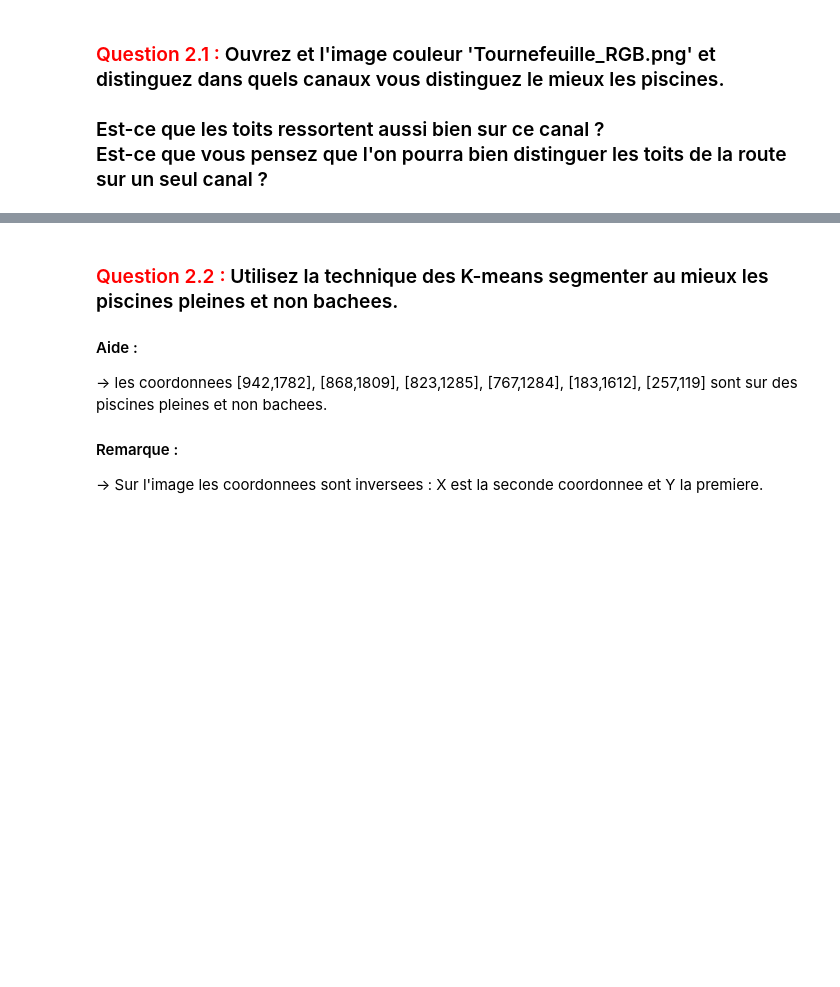
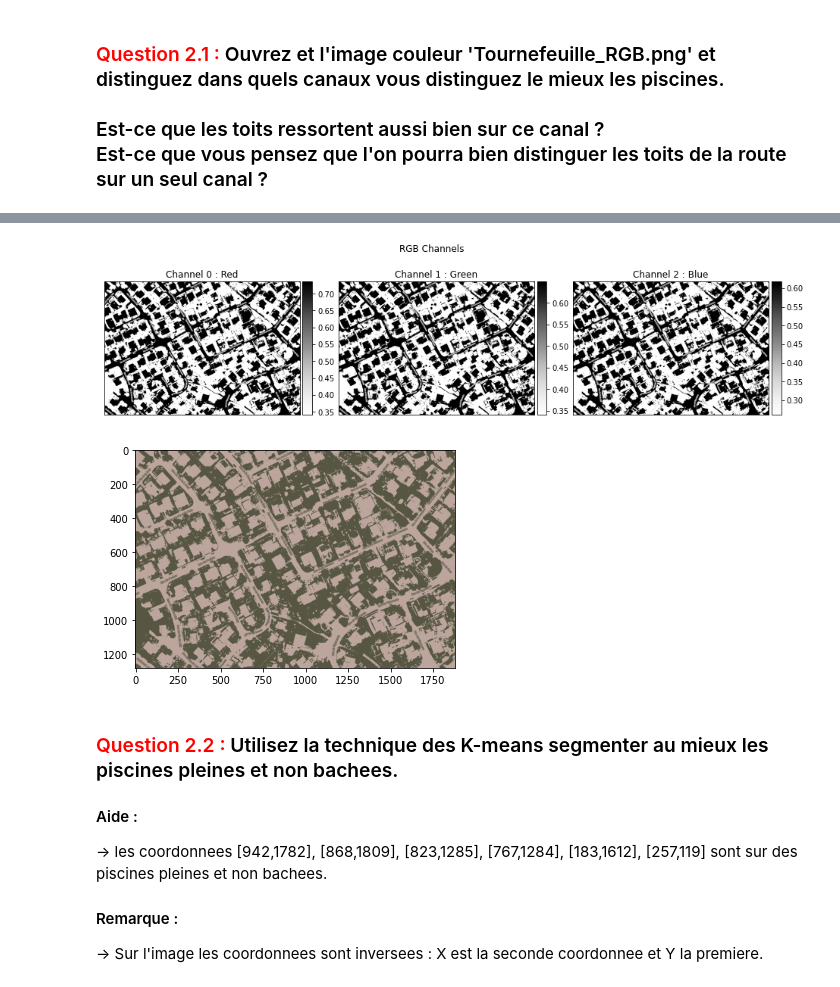
Before and after one commit to Harold-Rodriguez/ECG, a Jupyter notebook: TP2.ipynb, the cells around one changed output, grey strips where cells are left out. Drawn from its saved outputs; the diff is of its cells as text; code cells hidden in the pictures; blank space fills up the shorter version.

```diff
--- a/TP2.ipynb
+++ b/TP2.ipynb
@@ -65,3 +86,13 @@ AttributeError: ignored
+# %%
+img_seg=km.cluster_centers_
+img_seg=img_seg[km.labels_]
+img_seg=img_seg.reshape(Im2.shape)
+# %%
+showRGBImage_channels(img_seg)
+showRGBImage(img_seg)
+# %% [output]
+[figure, added]
+[figure, added]
 # %% [markdown]
 ### <span style="color:red"> Question 2.2 : </span>  Utilisez la technique des K-means segmenter au mieux les piscines pleines et non bachees.
 
```
Also changed, not shown: parts of 4 cells of this notebook.
